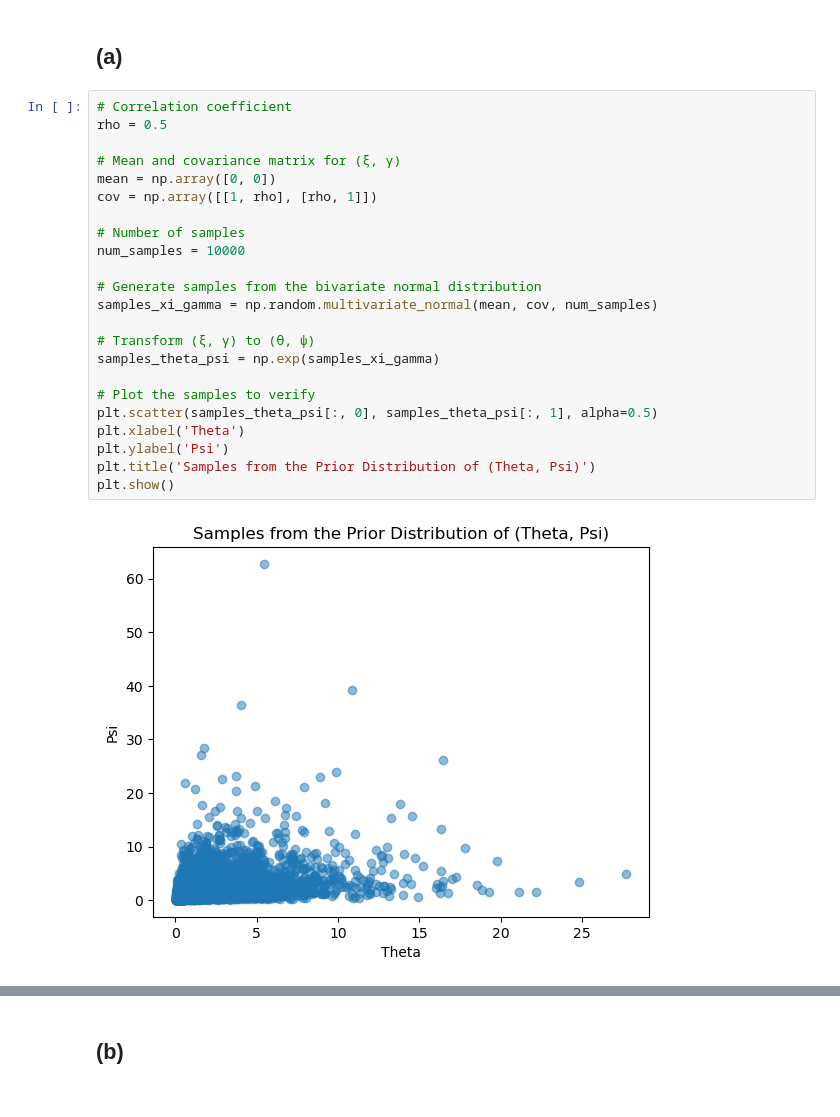
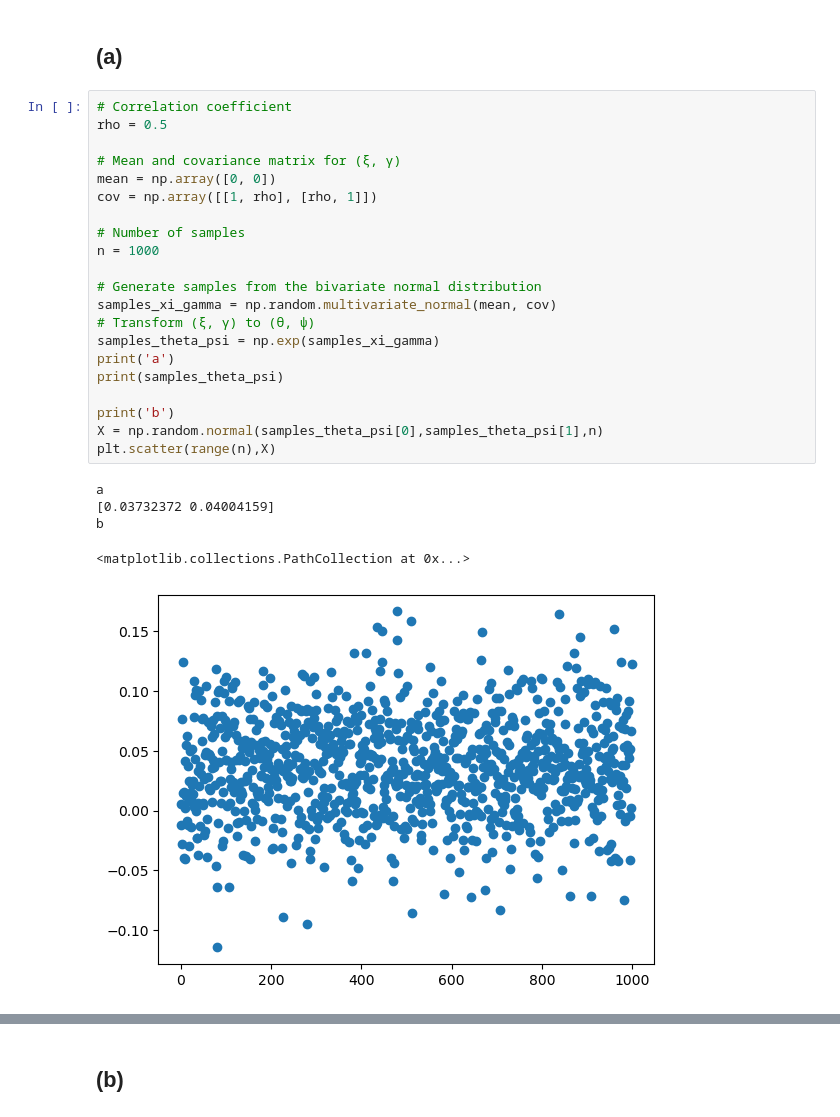
Before and after one commit to Fuglede30/Stokastisk_sim_2, a Jupyter notebook: 6_MCMC.ipynb, the cells around one changed output, grey strips where cells are left out. Drawn from its saved outputs; the diff is of its cells as text.

```diff
--- a/6_MCMC.ipynb
+++ b/6_MCMC.ipynb
@@ -286,28 +286,30 @@ Chi-squared Statistic: 60.03759123419093, p-value: 0.6509683004274709
 # %%
 # Correlation coefficient
 rho = 0.5
 
 # Mean and covariance matrix for (ξ, γ)
 mean = np.array([0, 0])
 cov = np.array([[1, rho], [rho, 1]])
 
 # Number of samples
-num_samples = 10000
+n = 1000
 
 # Generate samples from the bivariate normal distribution
-samples_xi_gamma = np.random.multivariate_normal(mean, cov, num_samples)
-
+samples_xi_gamma = np.random.multivariate_normal(mean, cov)
 # Transform (ξ, γ) to (θ, ψ)
 samples_theta_psi = np.exp(samples_xi_gamma)
+print('a')
+print(samples_theta_psi)
 
-# Plot the samples to verify
-plt.scatter(samples_theta_psi[:, 0], samples_theta_psi[:, 1], alpha=0.5)
-plt.xlabel('Theta')
-plt.ylabel('Psi')
-plt.title('Samples from the Prior Distribution of (Theta, Psi)')
-plt.show()
+print('b')
+X = np.random.normal(samples_theta_psi[0],samples_theta_psi[1],n)
+plt.scatter(range(n),X)
 # %% [output]
+a
+[0.03732372 0.04004159]
+b
+<matplotlib.collections.PathCollection at 0x...>
-[figure, old version]
+[figure, new version]
 # %%
 from scipy.stats import norm
 
```
Also changed, not shown: parts of 3 cells of this notebook, 5 other files.
